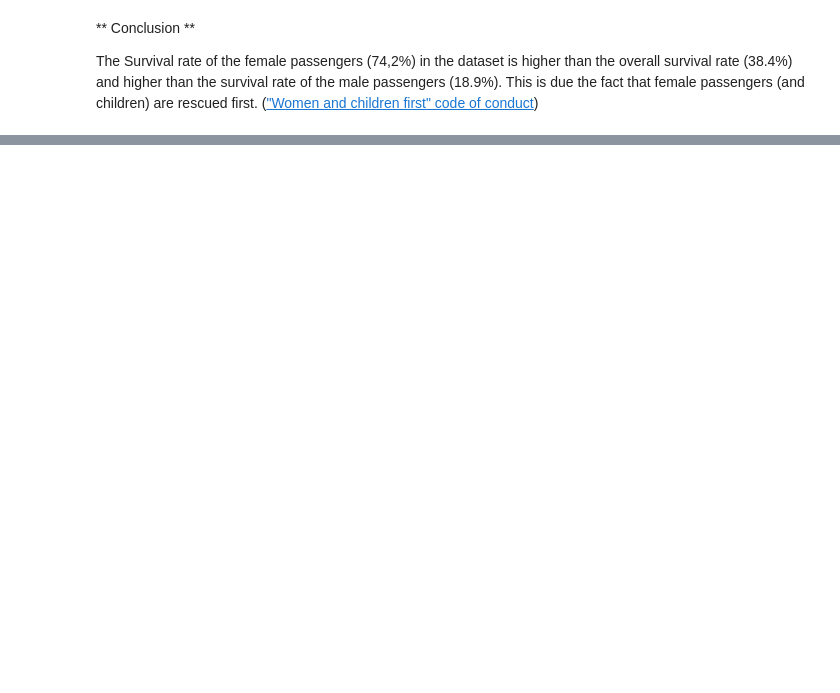
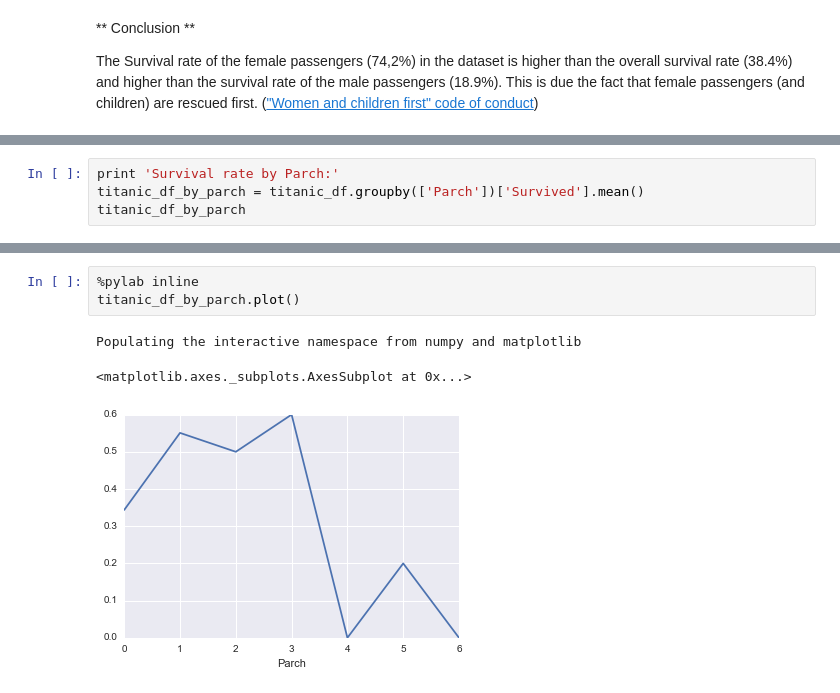
Before and after one commit to jenslaufer/data-analyst-nanodegree, a Jupyter notebook: p2/Assignment/Titanic Data.ipynb, the cells around one changed output, grey strips where cells are left out. Drawn from its saved outputs; the diff is of its cells as text; blank space fills up the shorter version.

```diff
--- a/p2/Assignment/Titanic Data.ipynb
+++ b/p2/Assignment/Titanic Data.ipynb
@@ -115,0 +217,4 @@ The Survival rate of the female passengers (74,2%) in the dataset is higher than
+# %%
+print 'Survival rate by Parch:'
+titanic_df_by_parch = titanic_df.groupby(['Parch'])['Survived'].mean()
+titanic_df_by_parch
@@ -115,0 +232,7 @@ The Survival rate of the female passengers (74,2%) in the dataset is higher than
+# %%
+%pylab inline
+titanic_df_by_parch.plot()
+# %% [output]
+Populating the interactive namespace from numpy and matplotlib
+<matplotlib.axes._subplots.AxesSubplot at 0x...>
+[figure, added]
```
Also changed, not shown: parts of 27 cells of this notebook.
